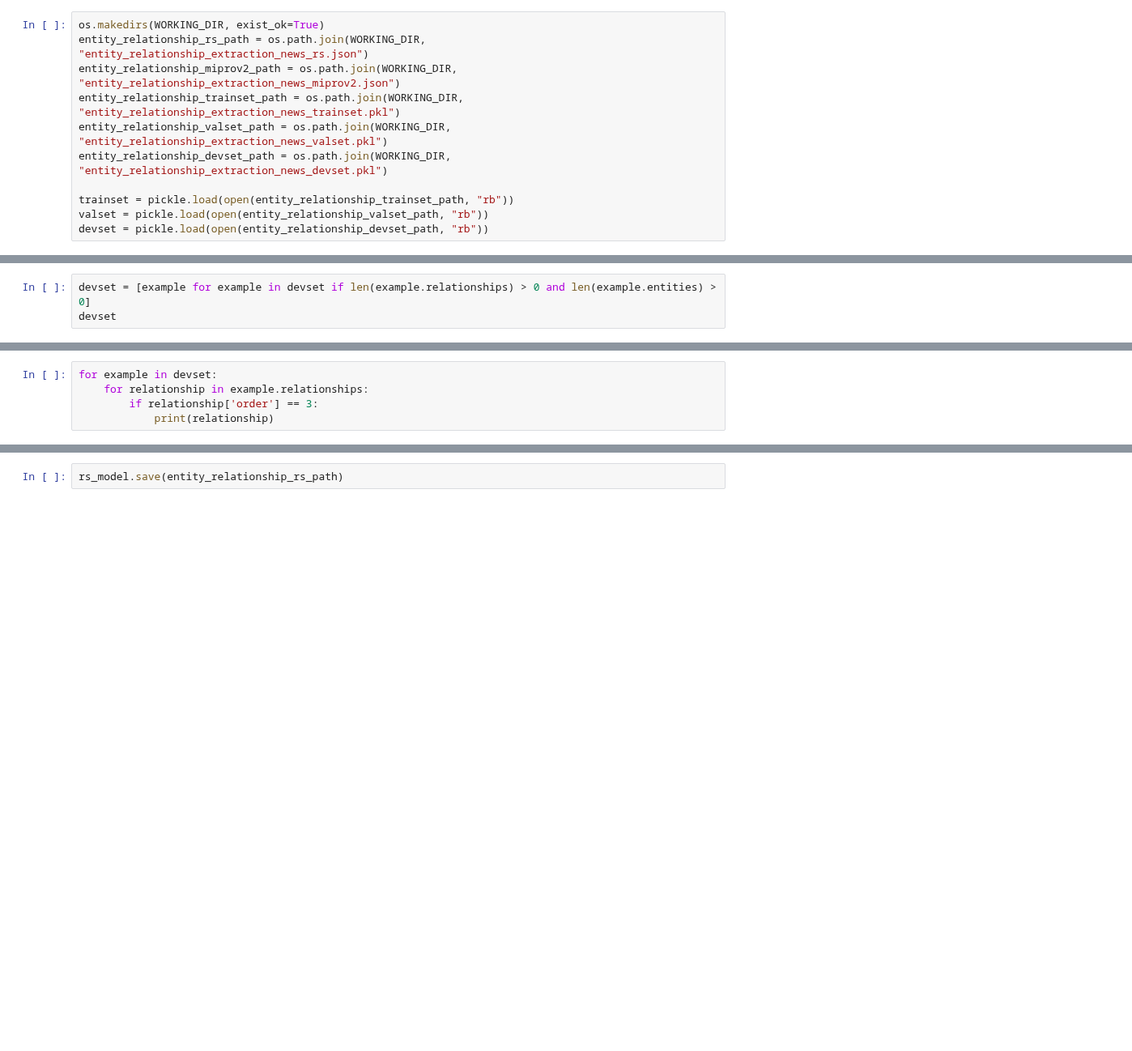
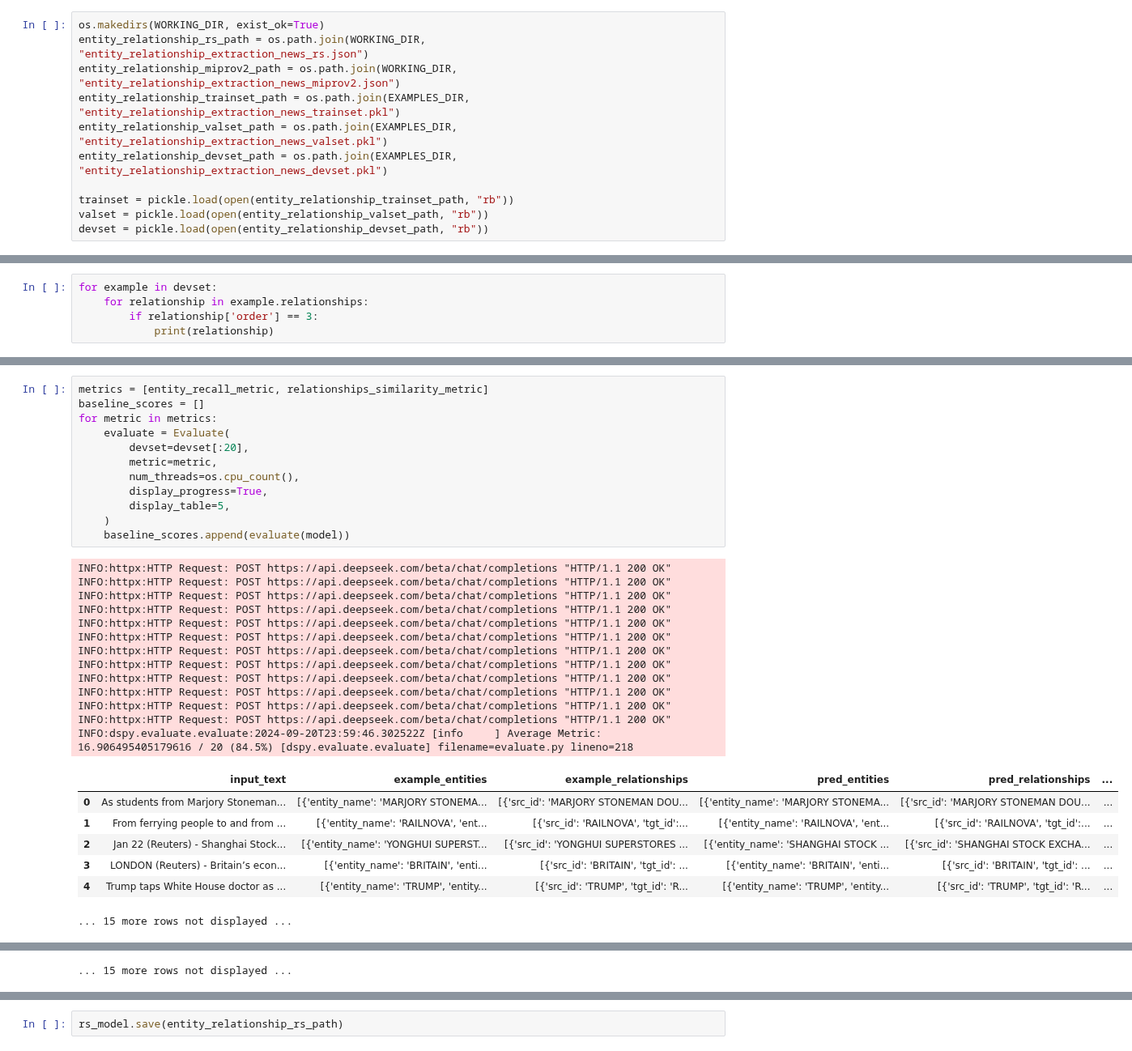
Before and after one commit to gusye1234/nano-graphrag, a Jupyter notebook: examples/finetune_entity_relationship_dspy.ipynb, the cells around one changed output, grey strips where cells are left out. Shown at 81% size. Cells and saved outputs as stored; diff of their text form; blank space fills up the shorter version.

```diff
--- a/examples/finetune_entity_relationship_dspy.ipynb
+++ b/examples/finetune_entity_relationship_dspy.ipynb
@@ -56,9 +64,9 @@ dspy.settings.configure(lm=lm, experimental=True)
 os.makedirs(WORKING_DIR, exist_ok=True)
 entity_relationship_rs_path = os.path.join(WORKING_DIR, "entity_relationship_extraction_news_rs.json")
 entity_relationship_miprov2_path = os.path.join(WORKING_DIR, "entity_relationship_extraction_news_miprov2.json")
-entity_relationship_trainset_path = os.path.join(WORKING_DIR, "entity_relationship_extraction_news_trainset.pkl")
-entity_relationship_valset_path = os.path.join(WORKING_DIR, "entity_relationship_extraction_news_valset.pkl")
-entity_relationship_devset_path = os.path.join(WORKING_DIR, "entity_relationship_extraction_news_devset.pkl")
+entity_relationship_trainset_path = os.path.join(EXAMPLES_DIR, "entity_relationship_extraction_news_trainset.pkl")
+entity_relationship_valset_path = os.path.join(EXAMPLES_DIR, "entity_relationship_extraction_news_valset.pkl")
+entity_relationship_devset_path = os.path.join(EXAMPLES_DIR, "entity_relationship_extraction_news_devset.pkl")
 
 trainset = pickle.load(open(entity_relationship_trainset_path, "rb"))
 valset = pickle.load(open(entity_relationship_valset_path, "rb"))
@@ -153,6 +95,3 @@ for example in valset:
     for relationship in example.relationships:
         if relationship['order'] == 3:
             print(relationship)
-# %%
-devset = [example for example in devset if len(example.relationships) > 0 and len(example.entities) > 0]
-devset
@@ -198,3 +118,36 @@ extractor.predictor = Predict(StringSignature(input_text, entity_types -> reason
     reasoning = Field(annotation=str required=True json_schema_extra={'prefix': "Reasoning: Let's think step by step in order to", 'desc': '${produce the entities_relationships}. We ...', '__dspy_fiel ...
     entities_relationships = Field(annotation=list[Union[Entity, Relationship]] required=True json_schema_extra={'desc': 'List of entities and relationships extracted from the text.', '__dspy_field_ty ...
 ))
+# %%
+metrics = [entity_recall_metric, relationships_similarity_metric]
+baseline_scores = []
+for metric in metrics:
+    evaluate = Evaluate(
+        devset=devset[:20],
+        metric=metric,
+        num_threads=os.cpu_count(),
+        display_progress=True,
+        display_table=5,
+    )
+    baseline_scores.append(evaluate(model))
+# %% [output]
+INFO:httpx:HTTP Request: POST https://api.deepseek.com/beta/chat/completions "HTTP/1.1 200 OK"
+INFO:httpx:HTTP Request: POST https://api.deepseek.com/beta/chat/completions "HTTP/1.1 200 OK"
+INFO:httpx:HTTP Request: POST https://api.deepseek.com/beta/chat/completions "HTTP/1.1 200 OK"
+INFO:httpx:HTTP Request: POST https://api.deepseek.com/beta/chat/completions "HTTP/1.1 200 OK"
+INFO:httpx:HTTP Request: POST https://api.deepseek.com/beta/chat/completions "HTTP/1.1 200 OK"
+INFO:httpx:HTTP Request: POST https://api.deepseek.com/beta/chat/completions "HTTP/1.1 200 OK"
+INFO:httpx:HTTP Request: POST https://api.deepseek.com/beta/chat/completions "HTTP/1.1 200 OK"
+INFO:httpx:HTTP Request: POST https://api.deepseek.com/beta/chat/completions "HTTP/1.1 200 OK"
+INFO:httpx:HTTP Request: POST https://api.deepseek.com/beta/chat/completions "HTTP/1.1 200 OK"
+INFO:httpx:HTTP Request: POST https://api.deepseek.com/beta/chat/completions "HTTP/1.1 200 OK"
+INFO:httpx:HTTP Request: POST https://api.deepseek.com/beta/chat/completions "HTTP/1.1 200 OK"
+INFO:httpx:HTTP Request: POST https://api.deepseek.com/beta/chat/completions "HTTP/1.1 200 OK"
+INFO:dspy.evaluate.evaluate:2024-09-20T23:59:46.302522Z [info     ] Average Metric: 16.906495405179616 / 20 (84.5%) [dspy.evaluate.evaluate] filename=evaluate.py lineno=218
+|  | input_text | example_entities | example_relationships | pred_entities | pred_relationships | ... |
+| 0 | As students from Marjory Stoneman... | [{'entity_name': 'MARJORY STONEMA... | [{'src_id': 'MARJORY STONEMAN DOU... | [{'entity_name': 'MARJORY STONEMA... | [{'src_id': 'MARJORY STONEMAN DOU... | ... |
+| 1 | From ferrying people to and from ... | [{'entity_name': 'RAILNOVA', 'ent... | [{'src_id': 'RAILNOVA', 'tgt_id':... | [{'entity_name': 'RAILNOVA', 'ent... | [{'src_id': 'RAILNOVA', 'tgt_id':... | ... |
+| 2 | Jan 22 (Reuters) - Shanghai Stock... | [{'entity_name': 'YONGHUI SUPERST... | [{'src_id': 'YONGHUI SUPERSTORES ... | [{'entity_name': 'SHANGHAI STOCK ... | [{'src_id': 'SHANGHAI STOCK EXCHA... | ... |
+| 3 | LONDON (Reuters) - Britain’s econ... | [{'entity_name': 'BRITAIN', 'enti... | [{'src_id': 'BRITAIN', 'tgt_id': ... | [{'entity_name': 'BRITAIN', 'enti... | [{'src_id': 'BRITAIN', 'tgt_id': ... | ... |
+| 4 | Trump taps White House doctor as ... | [{'entity_name': 'TRUMP', 'entity... | [{'src_id': 'TRUMP', 'tgt_id': 'R... | [{'entity_name': 'TRUMP', 'entity... | [{'src_id': 'TRUMP', 'tgt_id': 'R... | ... |
+... 15 more rows not displayed ...
@@ -200,0 +173 @@ extractor.predictor = Predict(StringSignature(input_text, entity_types -> reason
+... 15 more rows not displayed ...
```
Also changed, not shown: parts of 27 cells of this notebook, 4 other files.
